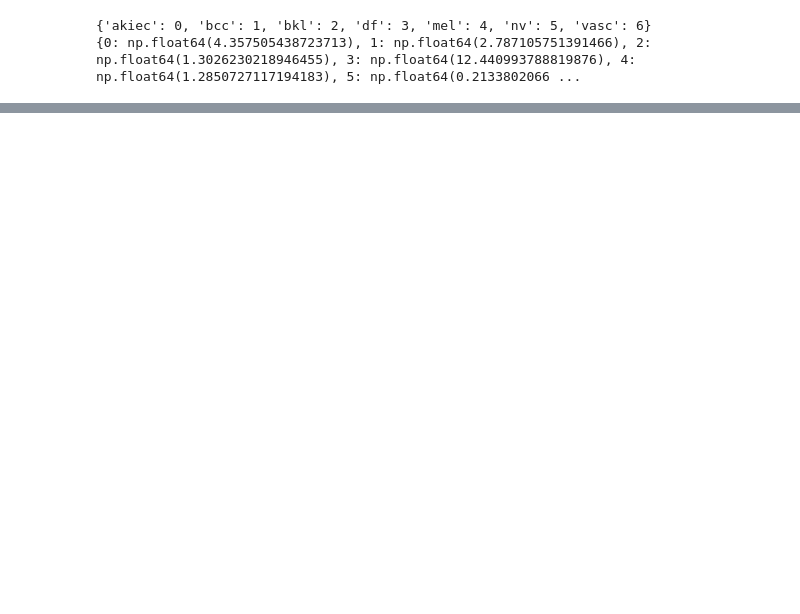
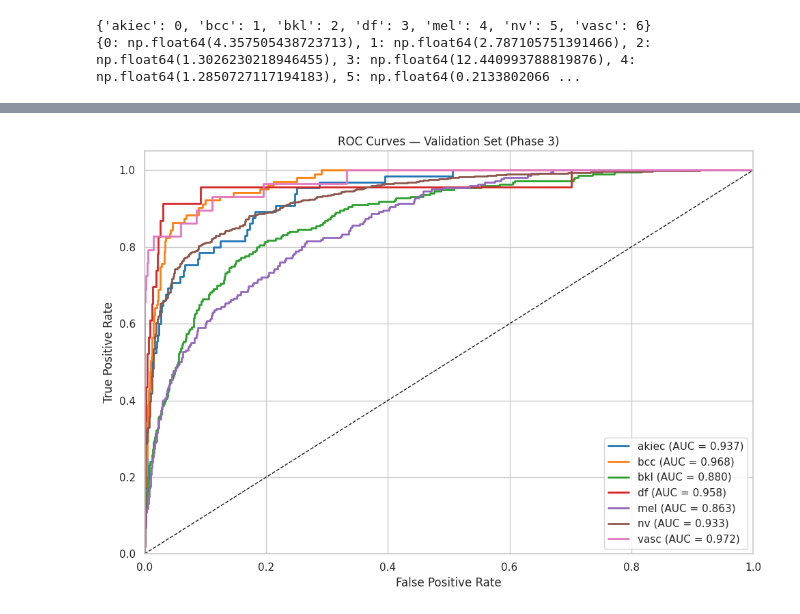
Before and after one commit to BTExpress1/skincancer, a Jupyter notebook: skincancer.ipynb, the cells around one changed output, grey strips where cells are left out. Saved outputs shown, nothing was run; the diff lists cells and outputs as text; code cells hidden in the pictures; blank space fills up the shorter version.

Commit message:
Finished the current phase of th eproject

```diff
--- a/skincancer.ipynb
+++ b/skincancer.ipynb
@@ -837,3 +850,23 @@ print(class_weight_dict)
 # %% [output]
 {'akiec': 0, 'bcc': 1, 'bkl': 2, 'df': 3, 'mel': 4, 'nv': 5, 'vasc': 6}
 {0: np.float64(4.357505438723713), 1: np.float64(2.787105751391466), 2: np.float64(1.3026230218946455), 3: np.float64(12.440993788819876), 4: np.float64(1.2850727117194183), 5: np.float64(0.2133802066 ...
+# %%
+
+
+# Get predicted probabilities
+y_pred_proba = model.predict(validation_set)
+
+# Get true labels
+y_true = validation_set.classes
+
+# Binarize true labels
+y_true_bin = label_binarize(y_true, classes=list(range(num_classes)))
+
+# Compute AUC-ROC per class and macro average
+auc_scores = roc_auc_score(y_true_bin, y_pred_proba, multi_class='ovr', average=None)
+macro_auc = roc_auc_score(y_true_bin, y_pred_proba, multi_class='ovr', average='macro')
+
+class_names = list(validation_set.class_indices.keys())
+for name, score in zip(class_names, auc_scores):
+    print(f"{name}: {score:.4f}")
+print(f"Macro AUC-ROC: {macro_auc:.4f}")
@@ -839,0 +883,24 @@ print(class_weight_dict)
+# %%
+y_pred_proba = model.predict(validation_set)
+y_true = validation_set.classes
+y_true_bin = label_binarize(y_true, classes=list(range(num_classes)))
+
+class_names = list(validation_set.class_indices.keys())
+colors = ['#1f77b4','#ff7f0e','#2ca02c','#d62728','#9467bd','#8c564b','#e377c2']
+
+plt.figure(figsize=(10, 7))
+for i, (name, color) in enumerate(zip(class_names, colors)):
+    fpr, tpr, _ = roc_curve(y_true_bin[:, i], y_pred_proba[:, i])
+    roc_auc = auc(fpr, tpr)
+    plt.plot(fpr, tpr, color=color, lw=2, label=f'{name} (AUC = {roc_auc:.3f})')
+
+plt.plot([0, 1], [0, 1], 'k--', lw=1)
+plt.xlim([0.0, 1.0])
+plt.ylim([0.0, 1.05])
+plt.xlabel('False Positive Rate')
+plt.ylabel('True Positive Rate')
+plt.title('ROC Curves — Validation Set (Phase 3)')
+plt.legend(loc='lower right')
+plt.tight_layout()
+plt.show()
+# %% [output]
@@ -840,3 +908,4 @@ print(class_weight_dict)
+[figure, added]
 # %% [markdown]
 <div style="background-color: #e7f3fe; border-left: 6px solid #2196F3; padding: 15px; border-radius: 4px; color: #0c5460;">
 
```
Also changed, not shown: parts of 19 cells of this notebook.
